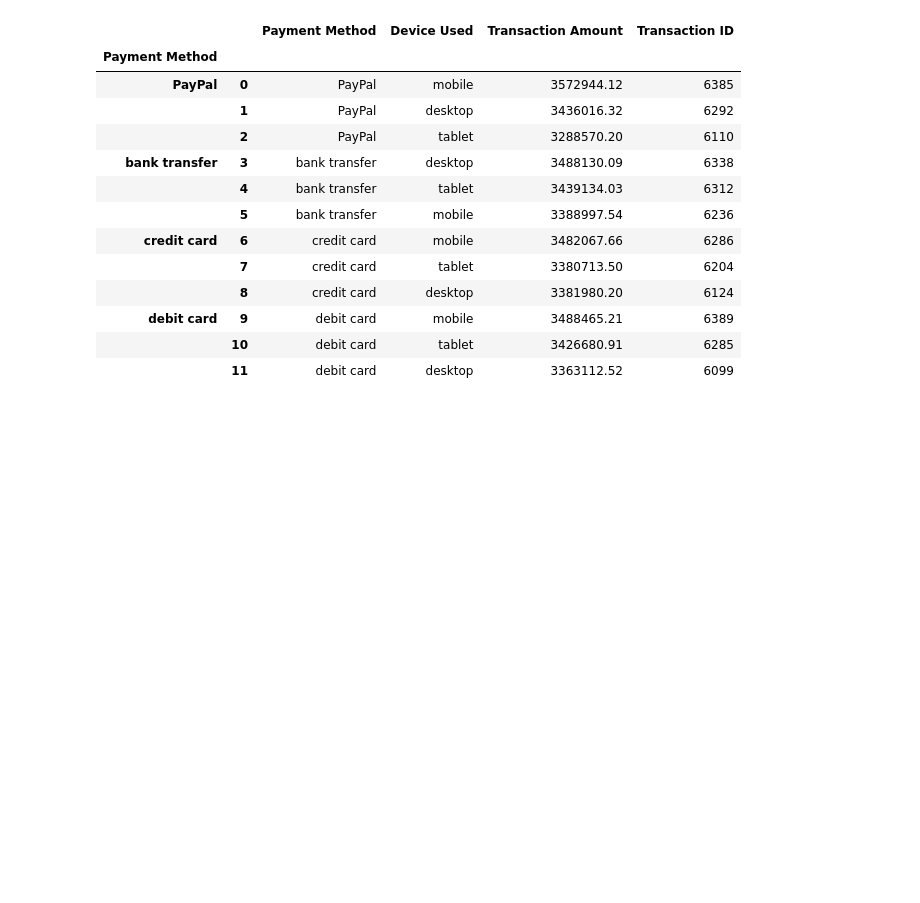
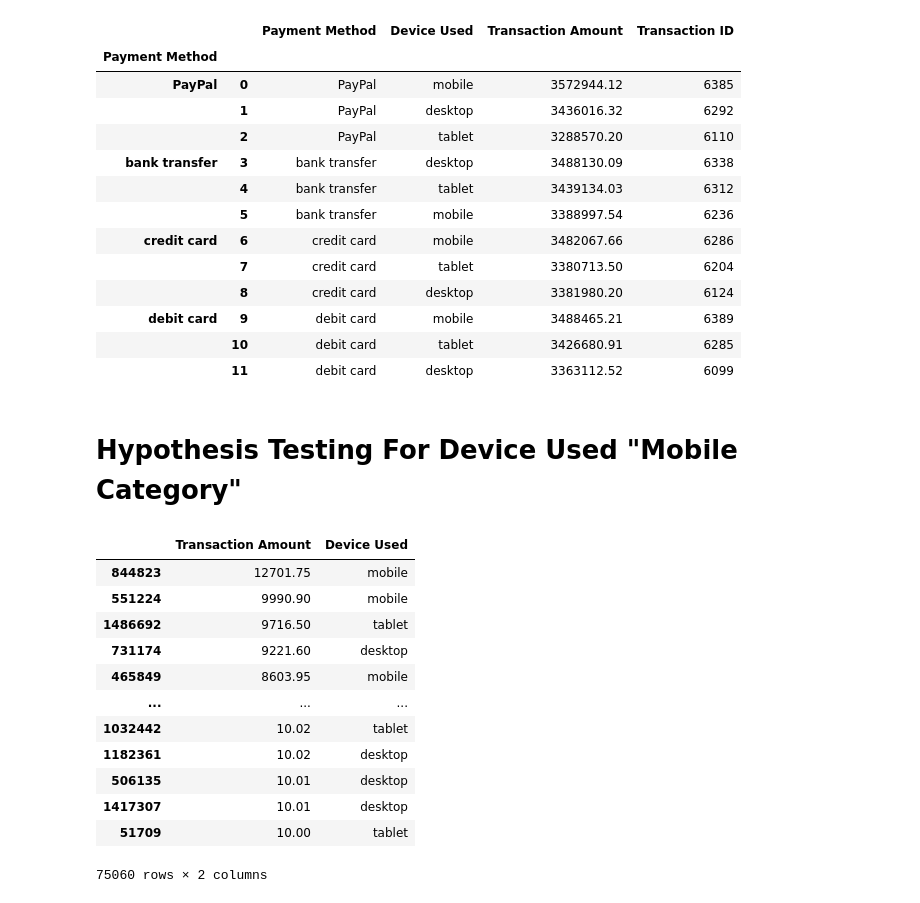
Before and after one commit to muneebsamad/project-1, a Jupyter notebook: Roshni_Script.ipynb, the cells around one changed output. Cells and saved outputs as stored; diff of their text form; code cells hidden in the pictures; blank space fills up the shorter version.

```diff
--- a/Roshni_Script.ipynb
+++ b/Roshni_Script.ipynb
@@ -487,3 +480,30 @@ top_3_device_used
 | debit card | 9 | debit card | mobile | 3488465.21 | 6389 |
 |  | 10 | debit card | tablet | 3426680.91 | 6285 |
 |  | 11 | debit card | desktop | 3363112.52 | 6099 |
+# %% [markdown]
+# Hypothesis Testing For Device Used "Mobile Category"
+# %%
+# Filter the merged DataFrame for fraudulent transactions
+fraudulent_transactions = merged_df[merged_df['Is Fraudulent'] == 1]
+
+# Sort the filtered DataFrame by 'Transaction Amount' in descending order
+sorted_fraudulent_transactions = fraudulent_transactions.sort_values(by='Transaction Amount', ascending=False)
+
+# Create a new DataFrame with selected columns
+Mob_Fraud_columns_data = sorted_fraudulent_transactions[['Transaction Amount', 'Device Used']]
+
+Mob_Fraud_columns_data
+# %% [output]
+|  | Transaction Amount | Device Used |
+| 844823 | 12701.75 | mobile |
+| 551224 | 9990.90 | mobile |
+| 1486692 | 9716.50 | tablet |
+| 731174 | 9221.60 | desktop |
+| 465849 | 8603.95 | mobile |
+| ... | ... | ... |
+| 1032442 | 10.02 | tablet |
+| 1182361 | 10.02 | desktop |
+| 506135 | 10.01 | desktop |
+| 1417307 | 10.01 | desktop |
+| 51709 | 10.00 | tablet |
+75060 rows × 2 columns
```
Also changed, not shown: parts of 10 cells of this notebook.
